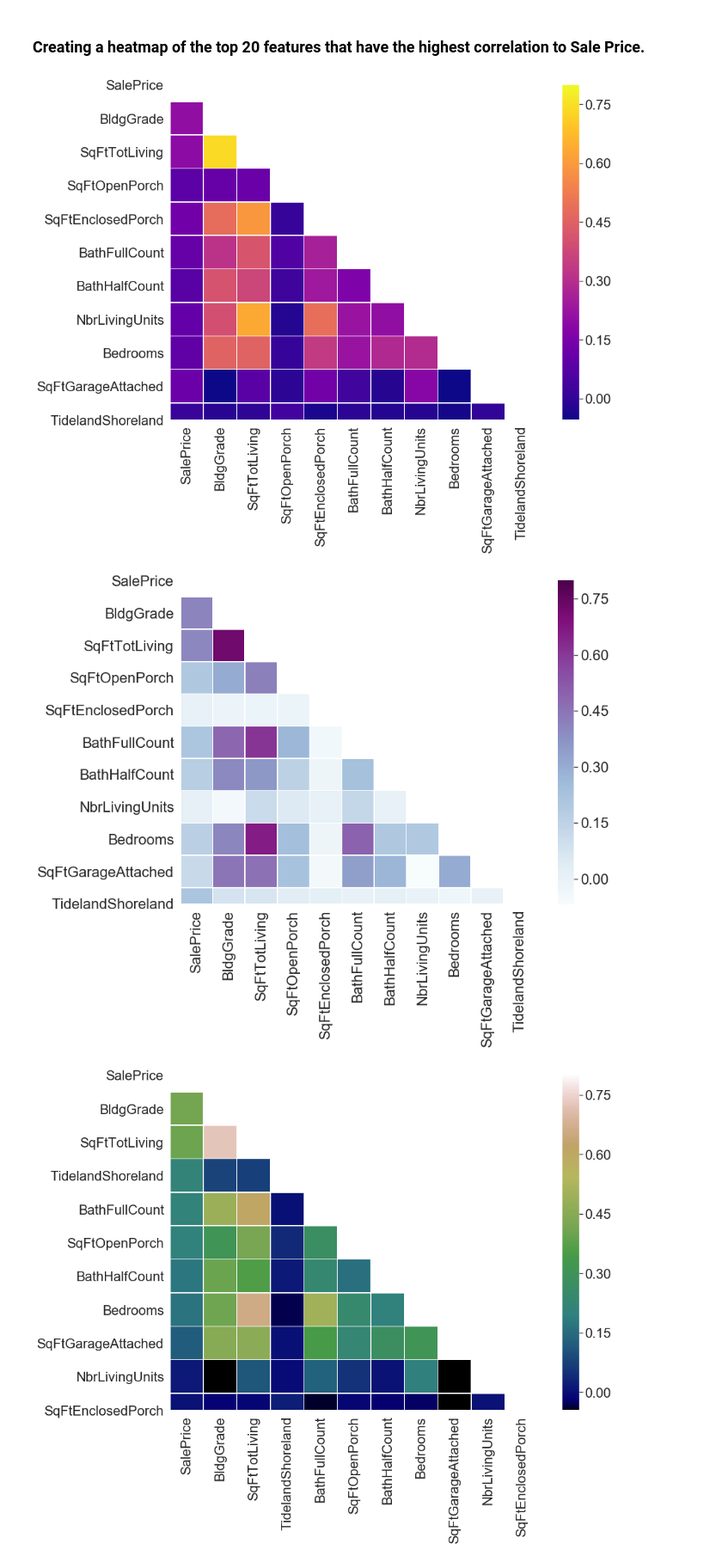
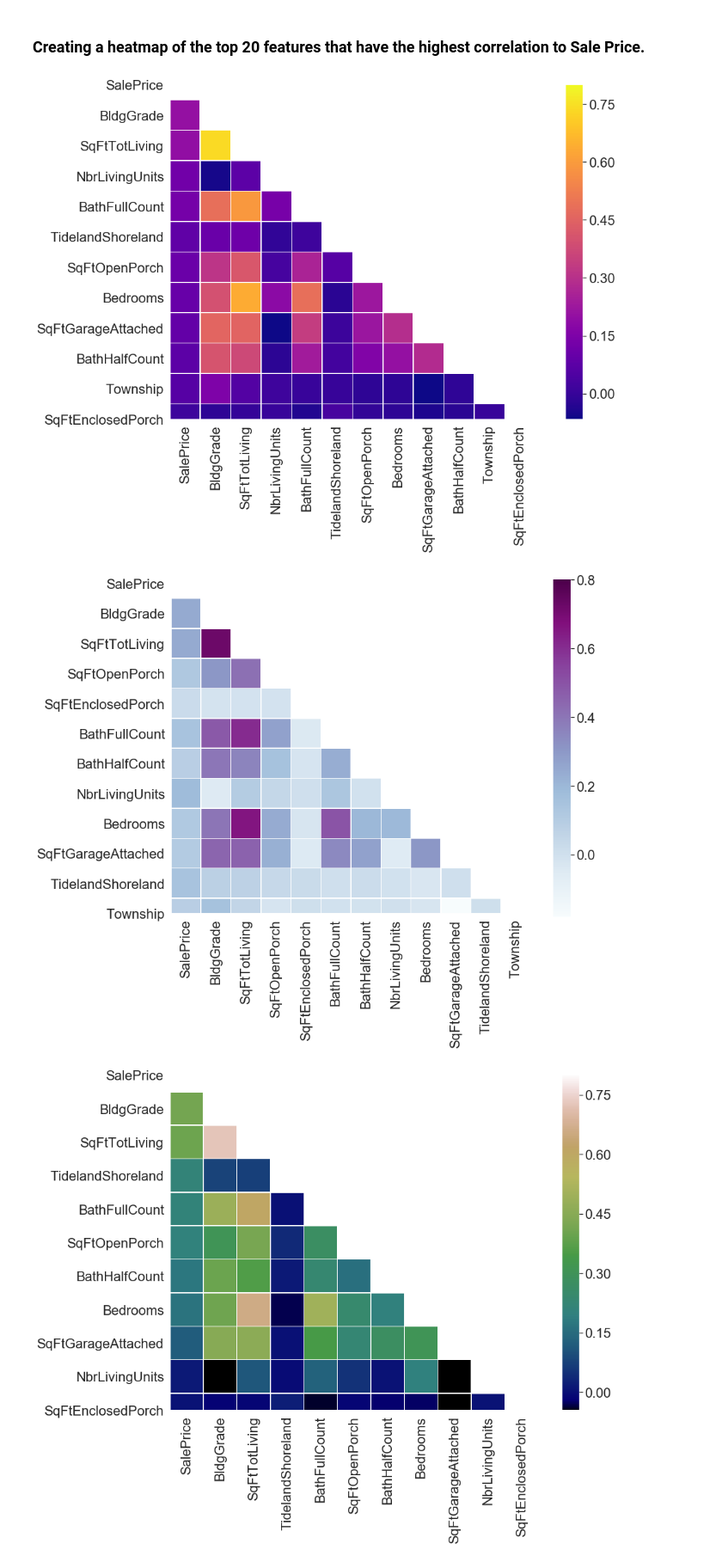
Before and after one commit to KarimOliver/mod_2_flatiron_project, a Jupyter notebook: notebooks/exploratory/01_jw_iterations.ipynb, the cells around one changed output. Shown at 86% size. Cells and saved outputs as stored; diff of their text form; code cells hidden in the pictures.

Commit message:
added_township

```diff
--- a/notebooks/exploratory/01_jw_iterations.ipynb
+++ b/notebooks/exploratory/01_jw_iterations.ipynb
@@ -93,6 +86,7 @@ corr_df['NbrLivingUnits'] = df['NbrLivingUnits']
 corr_df['Bedrooms'] = df['Bedrooms']
 corr_df['SqFtGarageAttached'] = df['SqFtGarageAttached']
 corr_df['TidelandShoreland'] = df['TidelandShoreland']
+corr_df['Township'] = df['Township']
 # %% [markdown]
 #### By looking at the mean values of columns we can see that Building Grade, Open Porch sqft, Enclosed Porch sqft, Full Bathroom Count, Half Bathroom Count, Number of Living Units, Bedrooms, and Tideland/Shoreland hold categorical data. We may need to One Hot Encode these later for the model.
 # %%
@@ -400,22 +394,22 @@ sns.heatmap(heatmap, vmax=.8, cmap='magma', square=True)
 # %% [markdown]
 ### Creating a heatmap of the top 20 features that have the highest correlation to Sale Price.
 # %%
-n = 20
+n = 13
 cols = heatmap.nlargest(n, 'SalePrice')['SalePrice'].index
 mask = np.triu(np.ones_like(df[cols].corr()))
-fig, ax = plt.subplots(figsize=(14, 10))
-sns.heatmap(df[cols].corr(), vmax=.8, cmap='plasma', robust=True, xticklabels=corr_df.columns, yticklabels=corr_df.columns, linewidth=.5,linecolor='white', mask=mask, square=True)
-plt.savefig('../../report/figures/jw_top20_entire_df_heatmap.png', orientation='landscape', pad_inches=1)
+fig, ax = plt.subplots(figsize=(18, 10))
+sns.heatmap(df[cols].corr(), vmax=.8, cmap='plasma', robust=True, linewidth=.5,linecolor='white', mask=mask, square=True)
+plt.savefig('../../report/figures/jw_top20_entire_df_heatmap.png', orientation='landscape')
 # %% [output]
-[figure, old version]
+[figure, new version]
 # %%
 heatmap = corr_df.corr()
 mask = np.triu(np.ones_like(corr_df[cols].corr()))
-fig, ax = plt.subplots(figsize=(12,9))
+fig, ax = plt.subplots(figsize=(13,10))
 sns.heatmap(heatmap, vmax=.8, cmap='BuPu', xticklabels=corr_df.columns, yticklabels=corr_df.columns, linewidth=.5, mask=mask, square=True)
 plt.savefig('../../report/figures/jw_feature_df_heatmap.png', orientation='landscape', pad_inches=1)
 # %% [output]
-[figure, old version]
+[figure, new version]
 # %%
 n = 20
 cols = heatmap.nlargest(n, 'SalePrice')['SalePrice'].index
```
Also changed, not shown: parts of 3 cells of this notebook, 2 other files.
